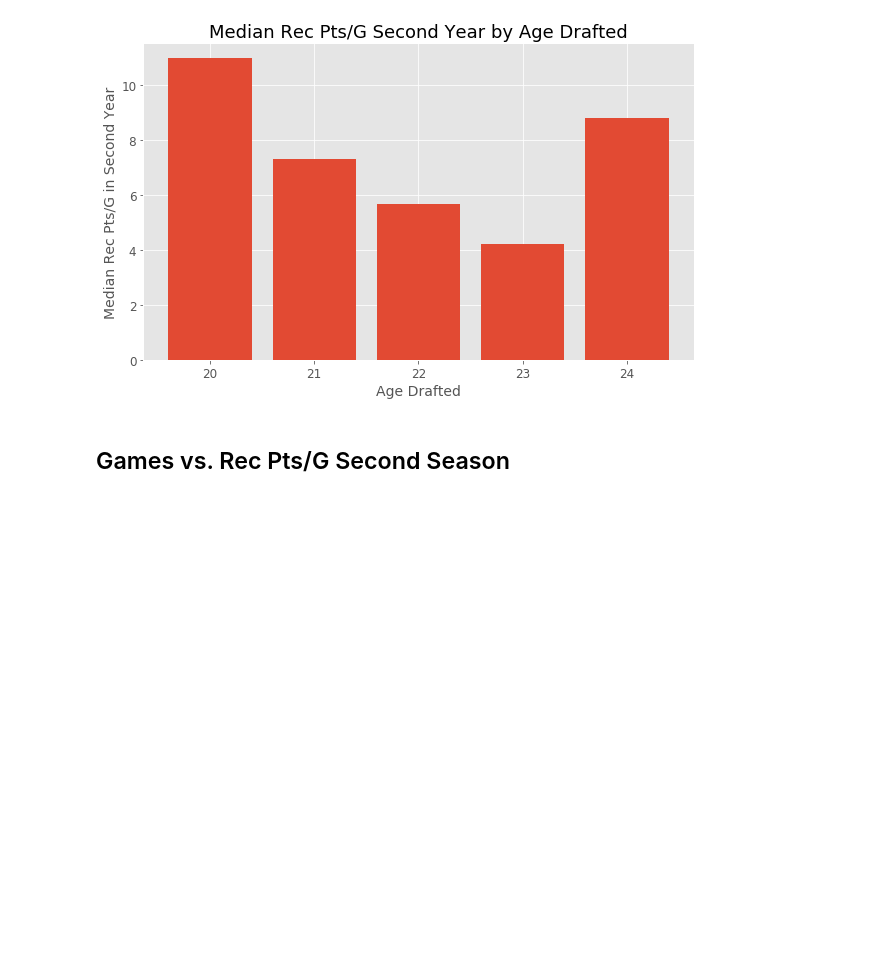
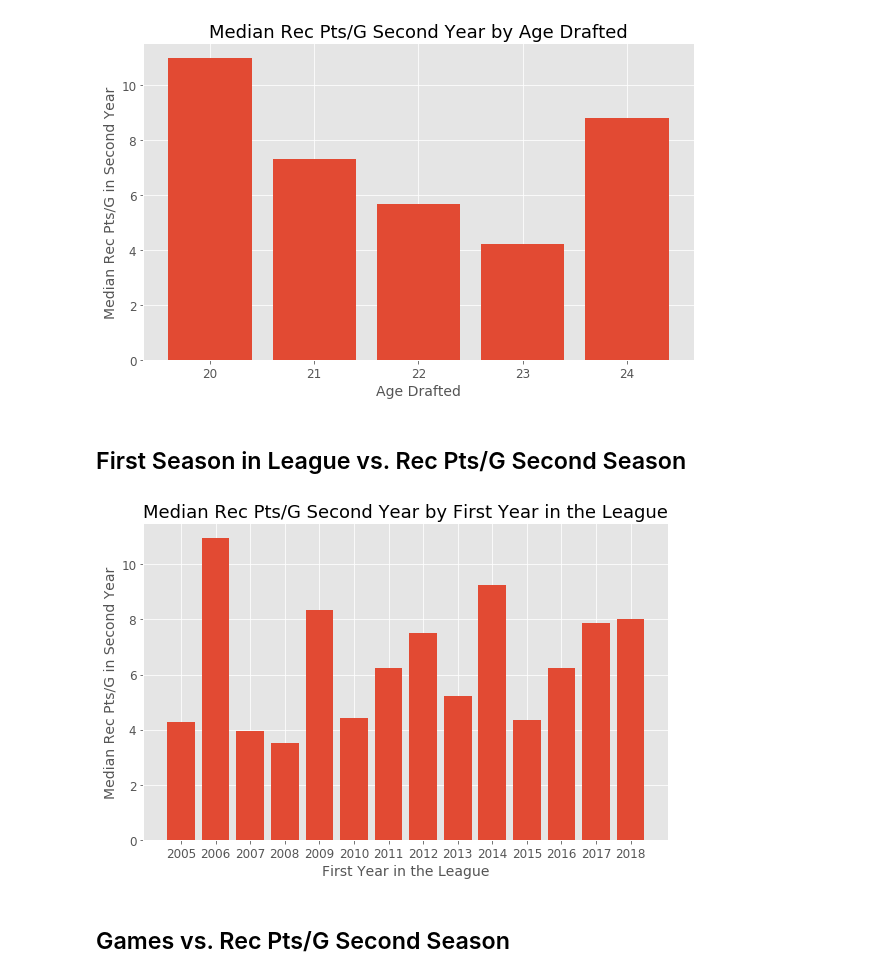
Before and after one commit to tevans-barton/WRSecondYearJumps, a Jupyter notebook: notebooks/4.02 EDA (Bivariate) Post-Cleaning Notebook.ipynb, the cells around one changed output. Cells and saved outputs as stored; diff of their text form; code cells hidden in the pictures; blank space fills up the shorter version.

```diff
--- a/notebooks/4.02 EDA (Bivariate) Post-Cleaning Notebook.ipynb
+++ b/notebooks/4.02 EDA (Bivariate) Post-Cleaning Notebook.ipynb
@@ -49,6 +49,12 @@ eda_viz_post_bivariate.pick_vs_target()
 eda_viz_post_bivariate.age_median_targets()
 # %% [output]
 [figure]
+# %% [markdown]
+## First Season in League vs. Rec Pts/G Second Season
+# %%
+eda_viz_post_bivariate.year_median_targets()
+# %% [output]
+[figure, added]
 # %% [markdown]
 ## Games vs. Rec Pts/G Second Season
 # %%
```
Also changed, not shown: parts of 3 cells of this notebook, 2 other files.
